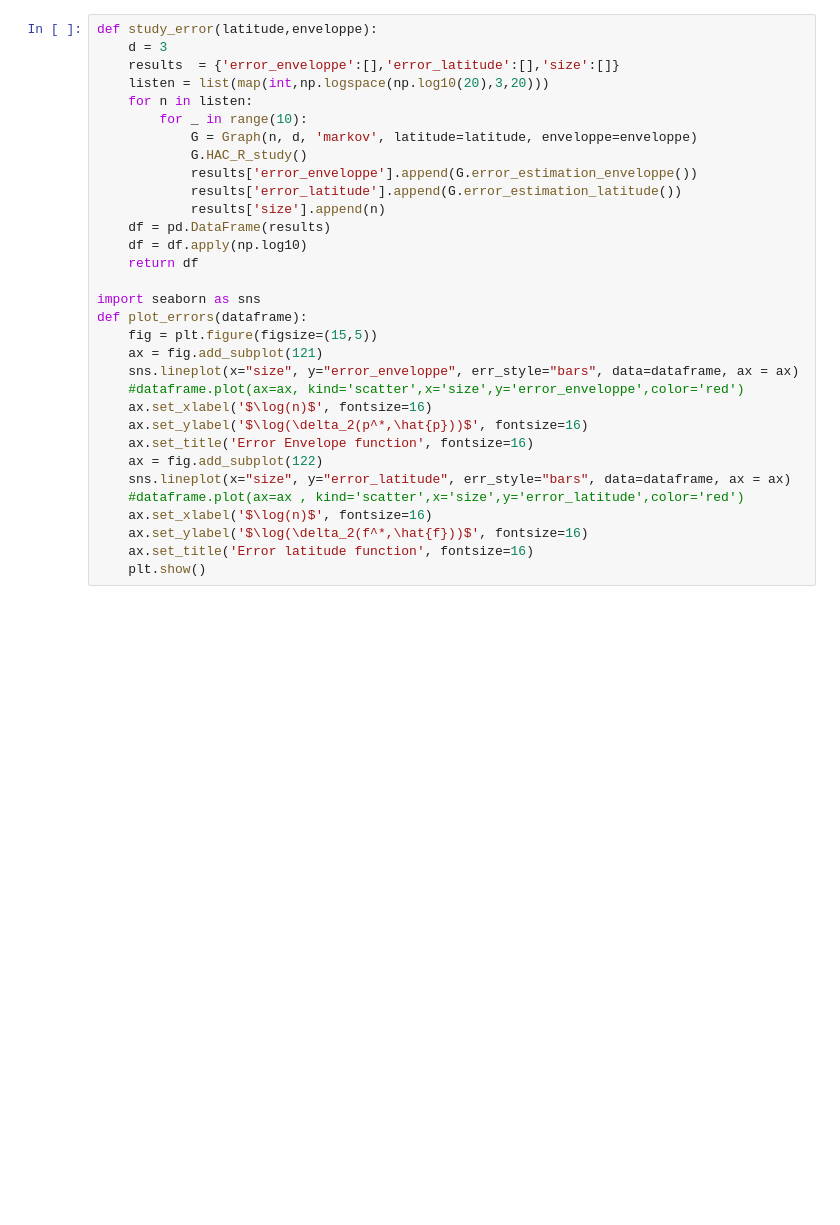
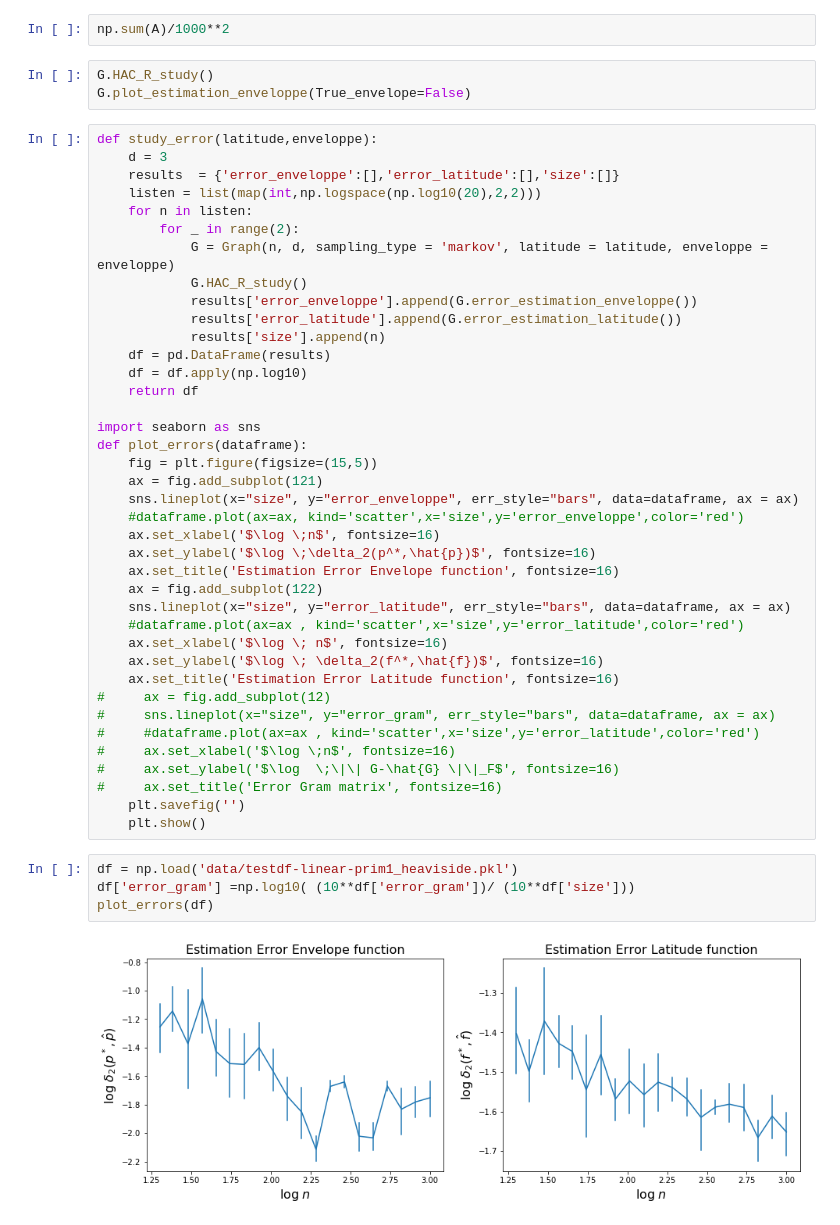
Before and after one commit to quentin-duchemin/Markovian-random-geometric-graph, a Jupyter notebook: Experiments.ipynb, the cells around one changed output. Cells and saved outputs as stored; diff of their text form; blank space fills up the shorter version.

```diff
--- a/Experiments.ipynb
+++ b/Experiments.ipynb
@@ -4,11 +36,16 @@ import numpy as np
+# %%
+np.sum(A)/1000**2
+# %%
+G.HAC_R_study()
+G.plot_estimation_enveloppe(True_envelope=False)
 # %%
 def study_error(latitude,enveloppe):
     d = 3
     results  = {'error_enveloppe':[],'error_latitude':[],'size':[]}
-    listen = list(map(int,np.logspace(np.log10(20),3,20)))
+    listen = list(map(int,np.logspace(np.log10(20),2,2)))
     for n in listen:
-        for _ in range(10):
-            G = Graph(n, d, 'markov', latitude=latitude, enveloppe=enveloppe)
+        for _ in range(2):
+            G = Graph(n, d, sampling_type = 'markov', latitude = latitude, enveloppe = enveloppe)
             G.HAC_R_study()
             results['error_enveloppe'].append(G.error_estimation_enveloppe())
             results['error_latitude'].append(G.error_estimation_latitude())
@@ -23,13 +60,26 @@ def plot_errors(dataframe):
     ax = fig.add_subplot(121)
     sns.lineplot(x="size", y="error_enveloppe", err_style="bars", data=dataframe, ax = ax)
     #dataframe.plot(ax=ax, kind='scatter',x='size',y='error_enveloppe',color='red')
-    ax.set_xlabel('$\log(n)$', fontsize=16)
-    ax.set_ylabel('$\log(\delta_2(p^*,\hat{p}))$', fontsize=16)
-    ax.set_title('Error Envelope function', fontsize=16)
+    ax.set_xlabel('$\log \;n$', fontsize=16)
+    ax.set_ylabel('$\log \;\delta_2(p^*,\hat{p})$', fontsize=16)
+    ax.set_title('Estimation Error Envelope function', fontsize=16)
     ax = fig.add_subplot(122)
     sns.lineplot(x="size", y="error_latitude", err_style="bars", data=dataframe, ax = ax)
     #dataframe.plot(ax=ax , kind='scatter',x='size',y='error_latitude',color='red')
-    ax.set_xlabel('$\log(n)$', fontsize=16)
-    ax.set_ylabel('$\log(\delta_2(f^*,\hat{f}))$', fontsize=16)
-    ax.set_title('Error latitude function', fontsize=16)
+    ax.set_xlabel('$\log \; n$', fontsize=16)
+    ax.set_ylabel('$\log \; \delta_2(f^*,\hat{f})$', fontsize=16)
+    ax.set_title('Estimation Error Latitude function', fontsize=16)
+#     ax = fig.add_subplot(12)
+#     sns.lineplot(x="size", y="error_gram", err_style="bars", data=dataframe, ax = ax)
+#     #dataframe.plot(ax=ax , kind='scatter',x='size',y='error_latitude',color='red')
+#     ax.set_xlabel('$\log \;n$', fontsize=16)
+#     ax.set_ylabel('$\log  \;\|\| G-\hat{G} \|\|_F$', fontsize=16)
+#     ax.set_title('Error Gram matrix', fontsize=16)
+    plt.savefig('')
     plt.show()
+# %%
+df = np.load('data/testdf-linear-prim1_heaviside.pkl')
+df['error_gram'] =np.log10( (10**df['error_gram'])/ (10**df['size']))
+plot_errors(df)
+# %% [output]
+[figure, added]
```
Also changed, not shown: parts of 9 cells of this notebook, 7 other files.
